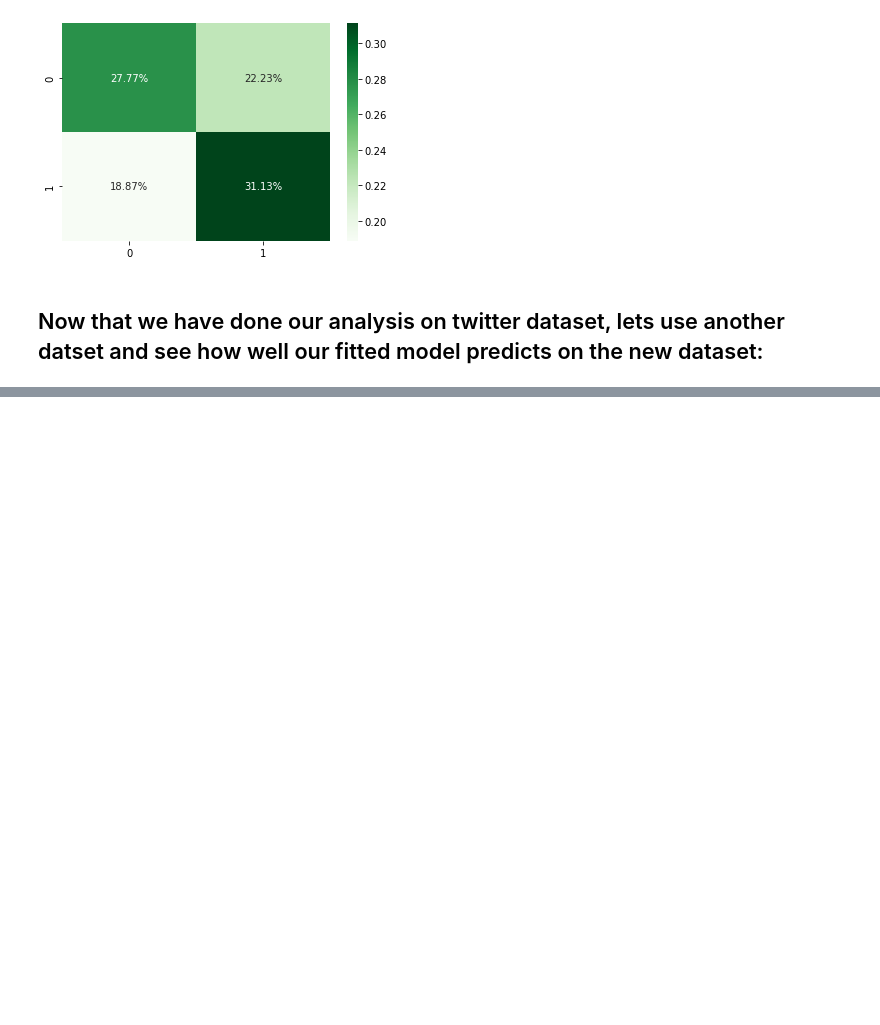
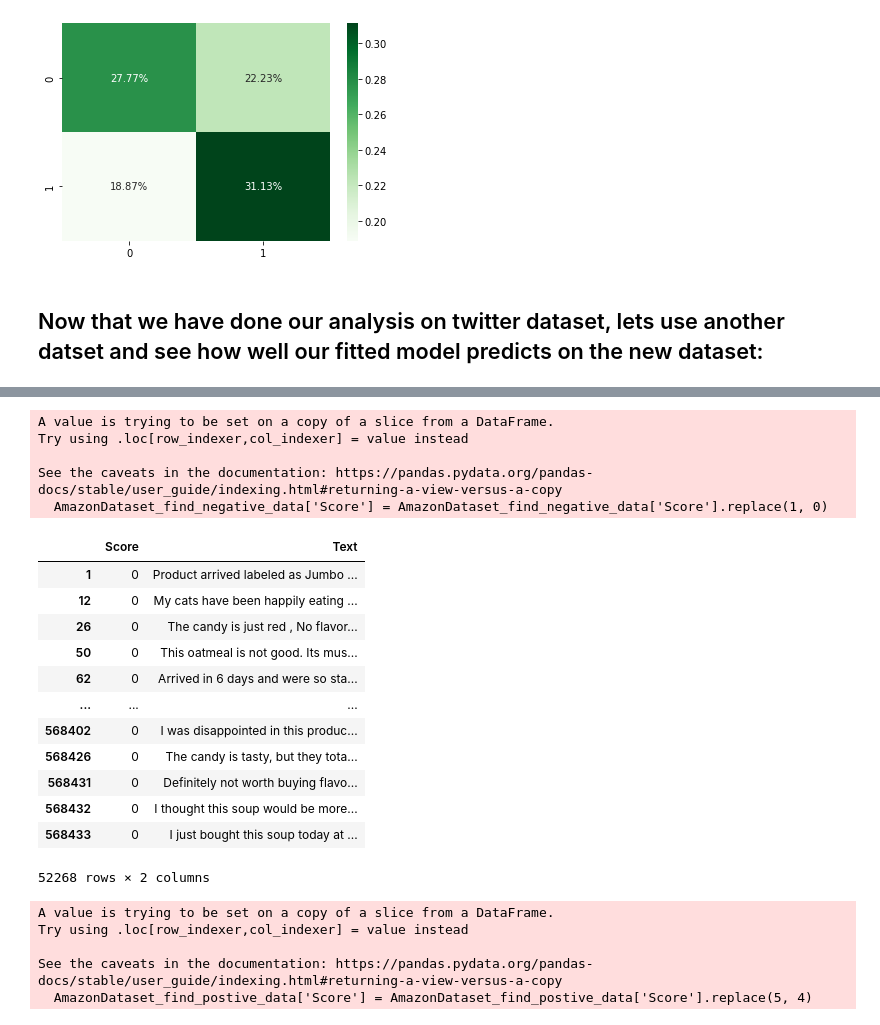
Before and after one commit to karsharma10/Machine_Learning_Sentiment_Analysis, a Jupyter notebook: project.ipynb, the cells around one changed output, grey strips where cells are left out. Drawn from its saved outputs; the diff is of its cells as text; code cells hidden in the pictures; blank space fills up the shorter version.

```diff
--- a/project.ipynb
+++ b/project.ipynb
@@ -380,0 +393,7 @@ sns.heatmap((cmatrix/np.sum(cmatrix)), annot=True,
+# %%
+#turn it into a binary problem, we only want postive or negative amazon tweets. So that is if the value is 1 or 5
+AmazonDataset_find_postive_data = AmazonDataset[AmazonDataset.Score==5]
+AmazonDataset_find_negative_data = AmazonDataset[AmazonDataset.Score==1]
+
+AmazonDataset_find_postive_data.drop(columns=['Id', 'ProductId', 'UserId', 'ProfileName','HelpfulnessNumerator','HelpfulnessDenominator','Time','Summary' ], axis = 1, inplace= True)
+AmazonDataset_find_negative_data.drop(columns=['Id', 'ProductId', 'UserId', 'ProfileName','HelpfulnessNumerator','HelpfulnessDenominator','Time','Summary' ], inplace= True)
@@ -380,0 +427,35 @@ sns.heatmap((cmatrix/np.sum(cmatrix)), annot=True,
+# %%
+#Replace 1 scores to 0 NEGATIVE:
+
+AmazonDataset_find_negative_data['Score'] = AmazonDataset_find_negative_data['Score'].replace(1, 0)
+# %% [output]
+A value is trying to be set on a copy of a slice from a DataFrame.
+Try using .loc[row_indexer,col_indexer] = value instead
+
+See the caveats in the documentation: https://pandas.pydata.org/pandas-docs/stable/user_guide/indexing.html#returning-a-view-versus-a-copy
+  AmazonDataset_find_negative_data['Score'] = AmazonDataset_find_negative_data['Score'].replace(1, 0)
+# %%
+AmazonDataset_find_negative_data
+# %% [output]
+|  | Score | Text |
+| 1 | 0 | Product arrived labeled as Jumbo ... |
+| 12 | 0 | My cats have been happily eating ... |
+| 26 | 0 | The candy is just red , No flavor... |
+| 50 | 0 | This oatmeal is not good. Its mus... |
+| 62 | 0 | Arrived in 6 days and were so sta... |
+| ... | ... | ... |
+| 568402 | 0 | I was disappointed in this produc... |
+| 568426 | 0 | The candy is tasty, but they tota... |
+| 568431 | 0 | Definitely not worth buying flavo... |
+| 568432 | 0 | I thought this soup would be more... |
+| 568433 | 0 | I just bought this soup today at ... |
+52268 rows × 2 columns
+# %%
+#Replace 5 scores to 4 Positive:
+AmazonDataset_find_postive_data['Score'] = AmazonDataset_find_postive_data['Score'].replace(5, 4)
+# %% [output]
+A value is trying to be set on a copy of a slice from a DataFrame.
+Try using .loc[row_indexer,col_indexer] = value instead
+
+See the caveats in the documentation: https://pandas.pydata.org/pandas-docs/stable/user_guide/indexing.html#returning-a-view-versus-a-copy
+  AmazonDataset_find_postive_data['Score'] = AmazonDataset_find_postive_data['Score'].replace(5, 4)
```
Also changed, not shown: parts of 35 cells of this notebook.
